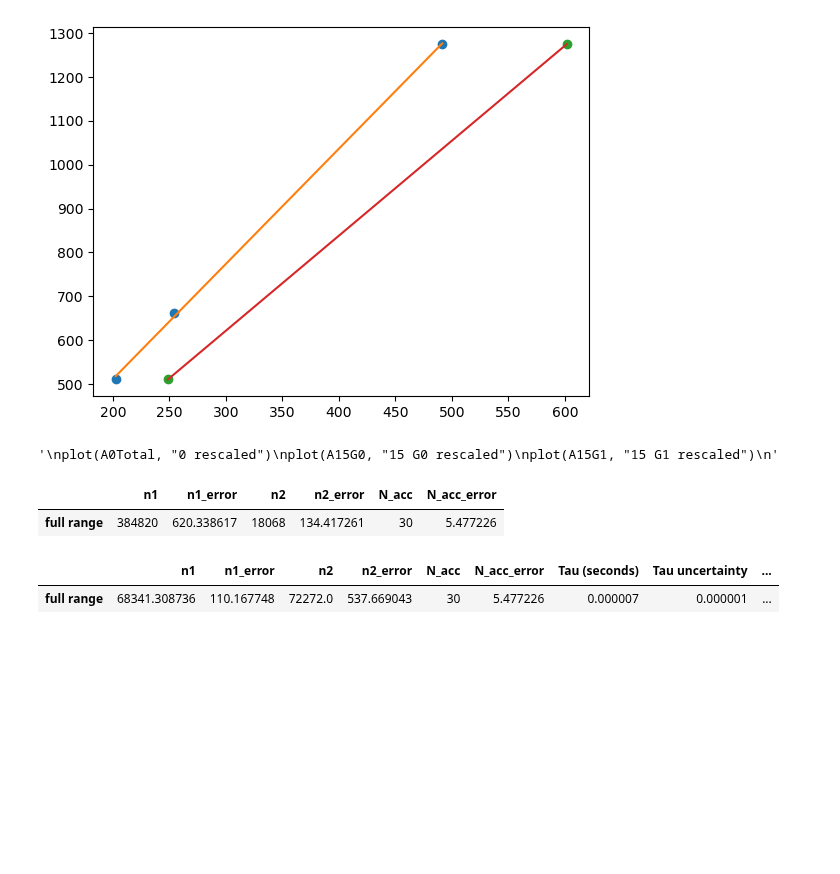
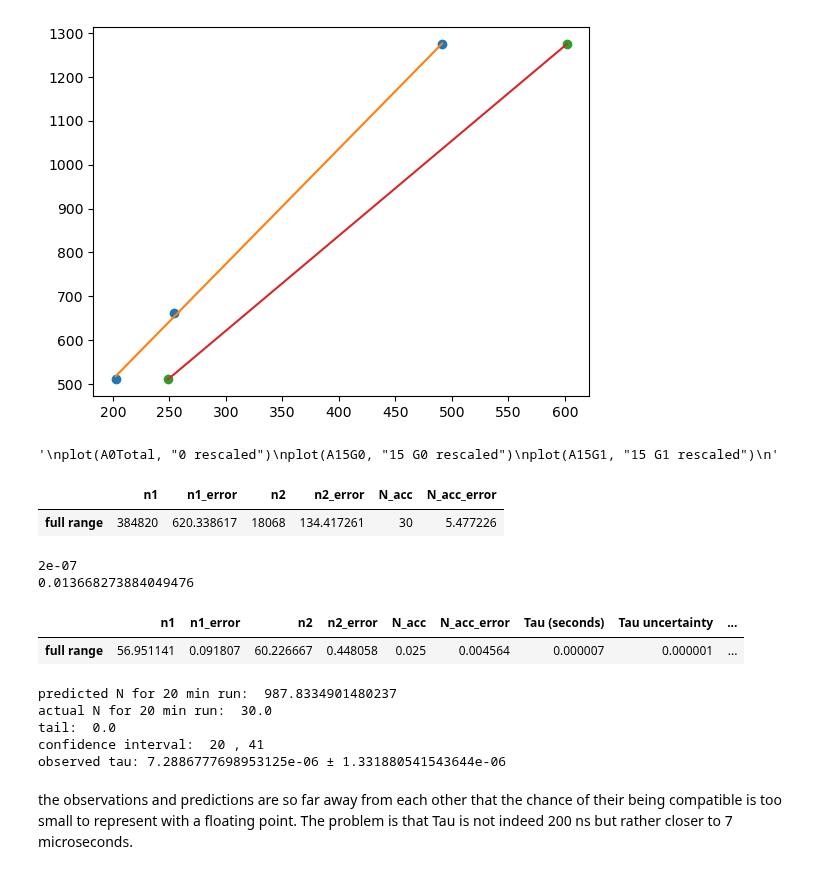
Before and after one commit to Steinburglar/advanced_exp, a Jupyter notebook: FAFO/Positron.ipynb, the cells around one changed output. Drawn from its saved outputs; the diff is of its cells as text; code cells hidden in the pictures; blank space fills up the shorter version.

```diff
--- a/FAFO/Positron.ipynb
+++ b/FAFO/Positron.ipynb
@@ -72,5 +73,5 @@ dict_keys([-6, -5, -4, -3, -2, -1, 0, 1, 2, 3, 4, 5, 6])
 3        4      3.023679       0
 4        5      3.779599       0
 # %%
-for angle, df in dfs.items():
-    plot_raw(df, angle)
+#for angle, df in dfs.items():
+    #plot_raw(df, angle)
@@ -167,37 +154,59 @@ unnormalized_rates = pd.DataFrame(index=index)
 """
 for key, df in observations.items():
     roi511 = trim_df(df, 511-35, 511+35)
     plot(roi511, key)
     counts511 = roi511["Counts"].sum()
 
     roi1274 = trim_df(df, 1274-75, 1274+75)
     plot(roi1274, key)
     counts1274 = roi1274["Counts"].sum()
     unnormalized_rates[key] = [counts511, counts1274]
     unnormalized_rates[key+"_error"] = [np.sqrt(counts511), np.sqrt(counts1274)]
 """
 for key, df in observations.items():
     if key == "_N_acc":
         roi = trim_df(df, 511-35, 511+35)
         plot(roi, key)
         counts = roi["Counts"].sum()
     else:
         counts = df["Counts"].sum()
     unnormalized_rates[key] = [counts]
     unnormalized_rates[key+"_error"] = [np.sqrt(counts)]
 
 display(unnormalized_rates)
-
-rates = time_normalize(unnormalized_rates.copy())
+gate_length = 2.0e-07 #200 ns gate length
+print(gate_length)
+rates = time_normalize(unnormalized_rates.copy(), gate_length)
 
 
-
-rates["Tau (seconds)"] = (rates["N_acc"] / (rates["n1"] * rates["n2"]))*1200
-rates["Tau uncertainty"] = window_error(rates["n1"], rates["n2"], rates["n1_error"], rates["n2_error"], rates["N_acc"], rates["N_acc_error"])*1200
-rates["N_predicted"] = rates["n1"] * rates["n2"] * 250e-9 #calculate the predicted N using known tau value
+rates["Tau (seconds)"] = (rates["N_acc"] / (rates["n1"] * rates["n2"]))
+rates["Tau uncertainty"] = window_error(rates["n1"], rates["n2"], rates["n1_error"], rates["n2_error"], rates["N_acc"], rates["N_acc_error"])
+rates["N_predicted"] = rates["n1"] * rates["n2"] * gate_length * 1200 #calculate the predicted N using known tau value
 display(rates)
 # %% [output]
 |  | n1 | n1_error | n2 | n2_error | N_acc | N_acc_error |
 | full range | 384820 | 620.338617 | 18068 | 134.417261 | 30 | 5.477226 |
+2e-07
+0.013668273884049476
 |  | n1 | n1_error | n2 | n2_error | N_acc | N_acc_error | Tau (seconds) | Tau uncertainty | ... |
-| full range | 68341.308736 | 110.167748 | 72272.0 | 537.669043 | 30 | 5.477226 | 0.000007 | 0.000001 | ... |
+| full range | 56.951141 | 0.091807 | 60.226667 | 0.448058 | 0.025 | 0.004564 | 0.000007 | 0.000001 | ... |
+# %%
+pred_20min = rates["N_predicted"].iloc[0]*1200 #use .iloc to get actual value, not the series
+n_acc = rates["N_acc"].iloc[0]*1200
+print("predicted N for 20 min run: ", pred_20min)
+print("actual N for 20 min run: ", n_acc)
+tail = poisson.cdf(n_acc, pred_20min)
+print("tail: ", tail)
+interval = poisson.interval(0.95, n_acc)
+print("confidence interval: ", int(interval[0]), "," , int(interval[1]))
+tau = rates["Tau (seconds)"].iloc[0]
+tau_uncertainty = rates["Tau uncertainty"].iloc[0]
+print("observed tau:", tau, "±", tau_uncertainty)
+# %% [output]
+predicted N for 20 min run:  987.8334901480237
+actual N for 20 min run:  30.0
+tail:  0.0
+confidence interval:  20 , 41
+observed tau: 7.2886777698953125e-06 ± 1.331880541543644e-06
+# %% [markdown]
+the observations and predictions are so far away from each other that the chance of their being compatible is too small to represent with a floating point. The problem is that Tau is not indeed 200 ns but rather closer to 7 microseconds.
```
Also changed, not shown: parts of 2 cells of this notebook, 2 other files.
